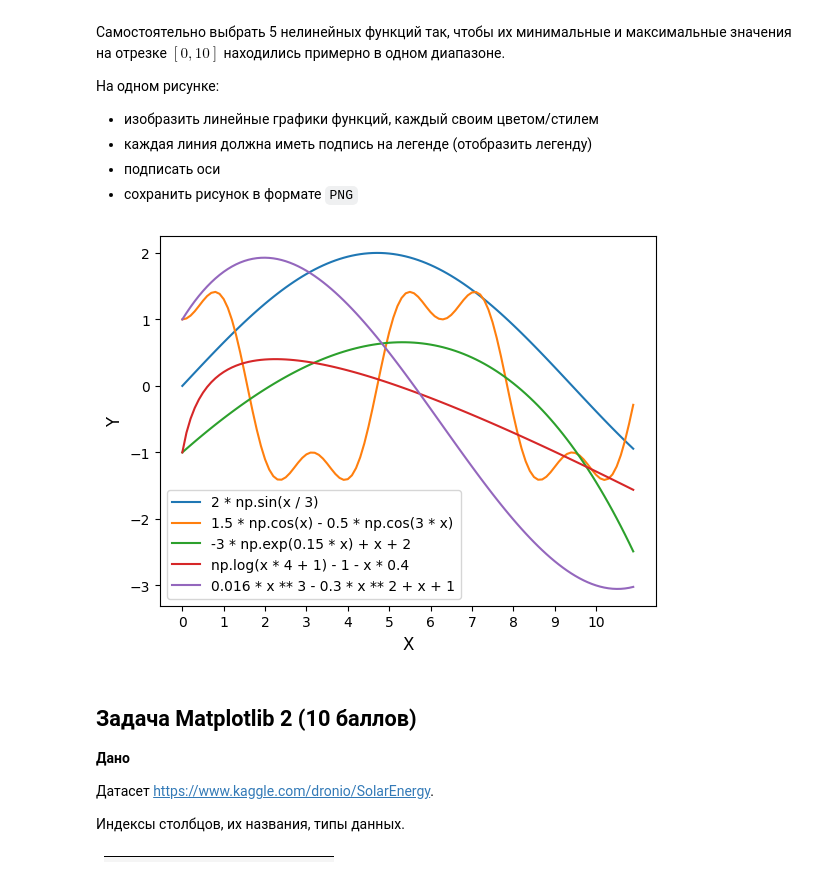
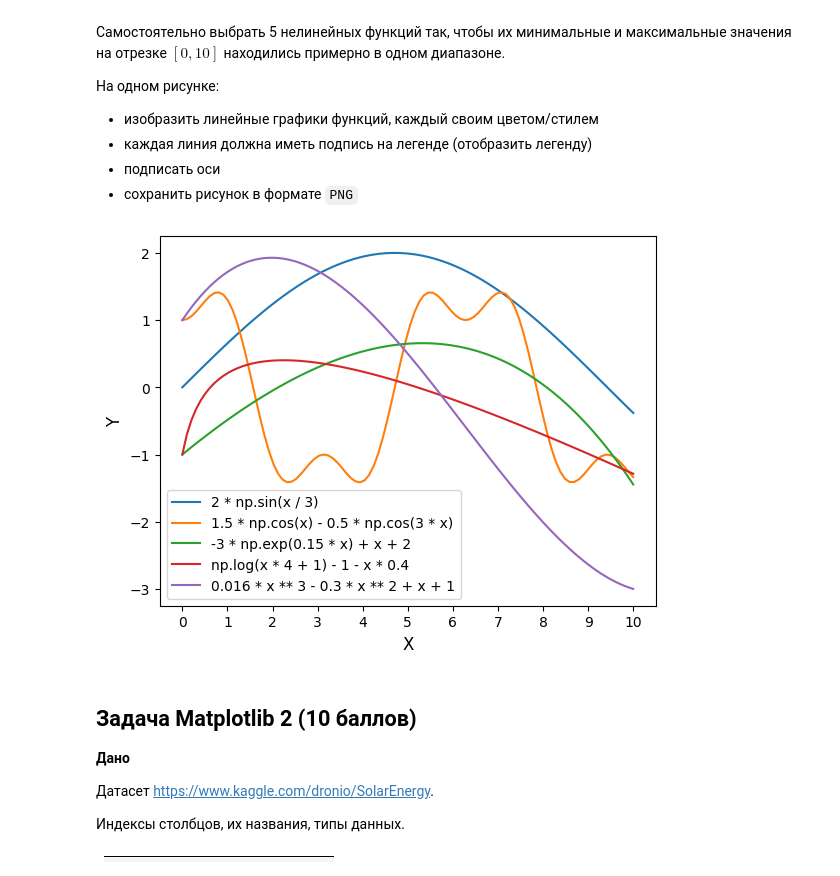
Before and after one commit to SiegfriedSchmidt/PythonSeminar, a Jupyter notebook: second/Домашнее задание 2.ipynb, the cells around one changed output. Cells and saved outputs as stored; diff of their text form; code cells hidden in the pictures.

```diff
--- a/second/Домашнее задание 2.ipynb
+++ b/second/Домашнее задание 2.ipynb
@@ -148,27 +148,27 @@ plt.plot(x, y)
 # %%
 import matplotlib.pyplot as plt
 import numpy as np
 
-x = np.arange(0, 11, 0.1)
+x = np.linspace(0, 10, 100)
 y = [
     (2 * np.sin(x / 3), "2 * np.sin(x / 3)"),
     (1.5 * np.cos(x) - 0.5 * np.cos(3 * x), "1.5 * np.cos(x) - 0.5 * np.cos(3 * x)"),
     (-3 * np.exp(0.15 * x) + x + 2, "-3 * np.exp(0.15 * x) + x + 2"),
     (np.log(x * 4 + 1) - 1 - x * 0.4, "np.log(x * 4 + 1) - 1 - x * 0.4"),
     (0.016 * x ** 3 - 0.3 * x ** 2 + x + 1, "0.016 * x ** 3 - 0.3 * x ** 2 + x + 1")
 ]
 
 plt.xticks(np.arange(0, 11, 1))
 
 for y1, label in y:
     plt.plot(x, y1, label=label)
 
 plt.xlabel("X", fontsize=12)
 plt.ylabel("Y", fontsize=12)
 plt.legend(fontsize=10)
 plt.savefig('./fig.png')
 # %% [output]
-[figure, old version]
+[figure, new version]
 # %% [markdown]
 ## Задача Matplotlib 2 (10 баллов)
 
```
Also changed, not shown: parts of 5 cells of this notebook, 3 other files.
